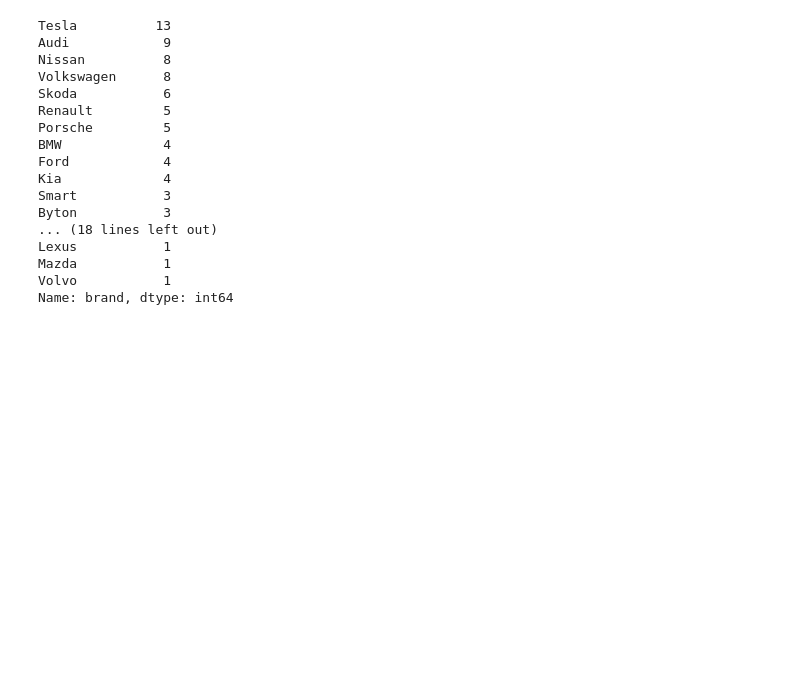
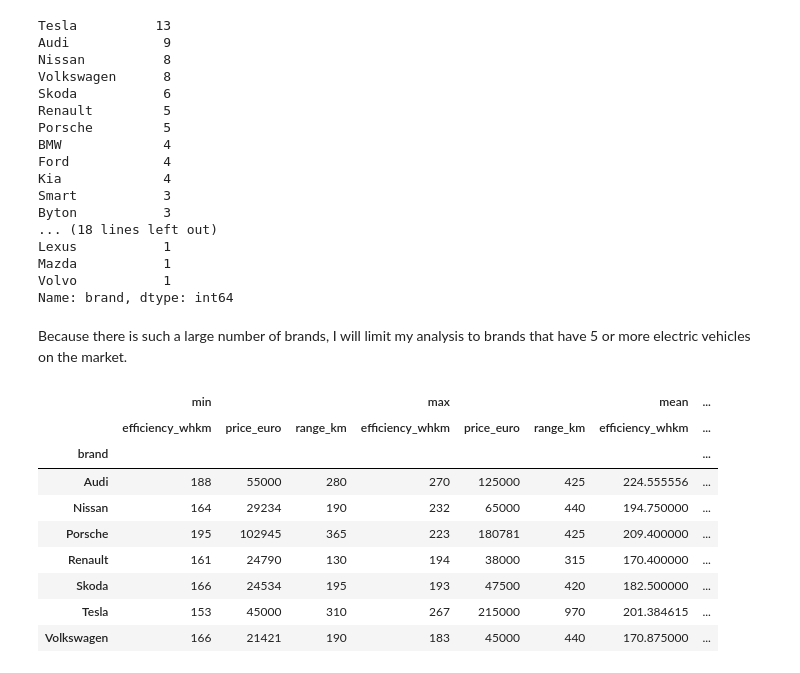
Before and after one commit to kellyshreeve/Web-App-of-Electric-Vehicle-Data-Visualizations, a Jupyter notebook: notebooks/EDA.ipynb, the cells around one changed output. Cells and saved outputs as stored; diff of their text form; code cells hidden in the pictures; blank space fills up the shorter version.

Commit message:
Top Brands df and pivot table

```diff
--- a/notebooks/EDA.ipynb
+++ b/notebooks/EDA.ipynb
@@ -182,10 +182,9 @@ display(ev[(ev['brand']=='Kia ') & (ev['model']=='e-Soul 64 kWh')])
 # %% [markdown]
 The Kia e-Soul 64 kWh row is fully duplicated except for the fast_charge_kmh column. I believe this was a data entry error, that there is in reality only one make and model of this car and one of the fast_charge_kmh was mis-entered. I will delete the duplicate row.
 # %%
-# Delete duplicate Kia e-Soul 64 kWh row
-ev = ev[['brand', 'model']].drop_duplicates().reset_index()
+ev = ev.drop_duplicates(subset=['brand', 'model']).reset_index(drop=True) # Delete duplicate rows
 
-new_ev_brand_model_duplicates = ev[['brand', 'model']].duplicated().sum()
+new_ev_brand_model_duplicates = ev[['brand', 'model']].duplicated().sum() # Check again for duplicates
 
 print(f'The number of duplicates in the ev dataset is now: {new_ev_brand_model_duplicates}')
 # %% [output]
@@ -230,3 +231,28 @@ Lexus           1
 Mazda           1
 Volvo           1
 Name: brand, dtype: int64
+# %% [markdown]
+Because there is such a large number of brands, I will limit my analysis to brands that have 5 or more electric vehicles on the market.
+# %%
+# Create data from with only top brands
+top_brands = ev[(ev['brand']=='Tesla ') | (ev['brand']=='Audi ') | (ev['brand']=='Nissan ')
+                | (ev['brand']=='Volkswagen ') | (ev['brand']=='Skoda ') | (ev['brand']=='Renault ')
+                | (ev['brand']=='Porsche ')]
+# %%
+# Create a pivot table with min, max, mean, median, and standard deviation for each brand's
+# efficiency, price, and range.
+top_brands_pivot = top_brands.pivot_table(index='brand', values=['range_km', 'efficiency_whkm', 'price_euro'],
+                                          aggfunc=['min', 'max', 'mean', 'median', 'std'])
+
+display(top_brands_pivot)
+# %% [output]
+|  | min |  |  | max |  |  | mean | ... |
+|  | efficiency_whkm | price_euro | range_km | efficiency_whkm | price_euro | range_km | efficiency_whkm | ... |
+| brand |  |  |  |  |  |  |  | ... |
+| Audi | 188 | 55000 | 280 | 270 | 125000 | 425 | 224.555556 | ... |
+| Nissan | 164 | 29234 | 190 | 232 | 65000 | 440 | 194.750000 | ... |
+| Porsche | 195 | 102945 | 365 | 223 | 180781 | 425 | 209.400000 | ... |
+| Renault | 161 | 24790 | 130 | 194 | 38000 | 315 | 170.400000 | ... |
+| Skoda | 166 | 24534 | 195 | 193 | 47500 | 420 | 182.500000 | ... |
+| Tesla | 153 | 45000 | 310 | 267 | 215000 | 970 | 201.384615 | ... |
+| Volkswagen | 166 | 21421 | 190 | 183 | 45000 | 440 | 170.875000 | ... |
```
Also changed, not shown: parts of 4 cells of this notebook.
